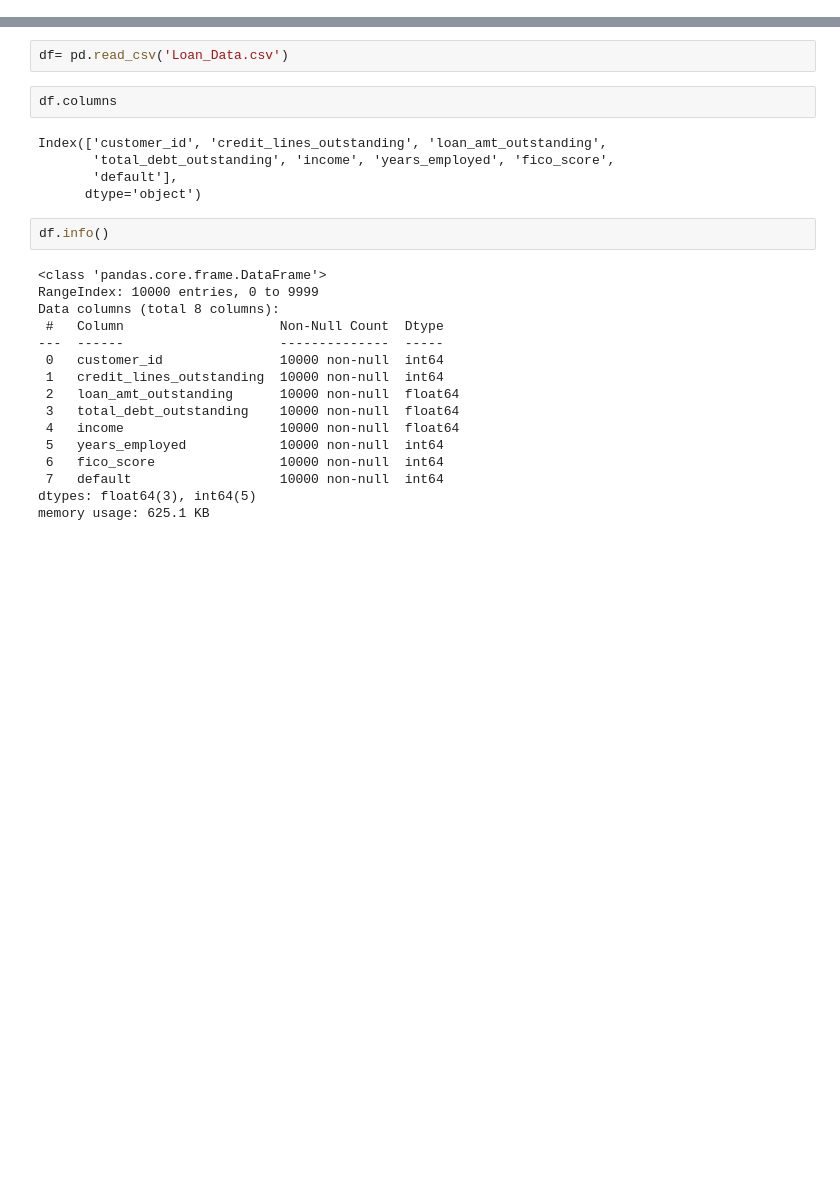
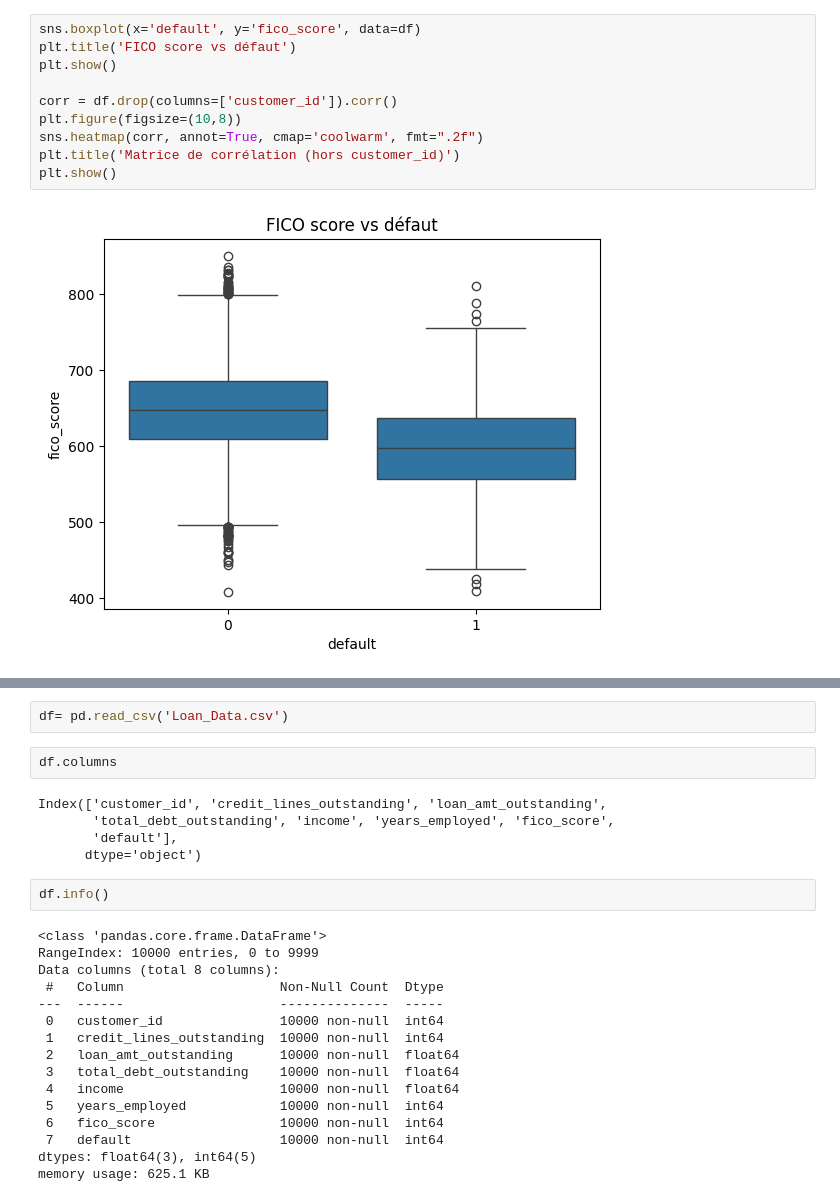
Before and after one commit to mimimonna/MLOps, a Jupyter notebook: Projet.ipynb, the cells around one changed output, grey strips where cells are left out. Saved outputs shown, nothing was run; the diff lists cells and outputs as text; blank space fills up the shorter version.

```diff
--- a/Projet.ipynb
+++ b/Projet.ipynb
@@ -39,0 +88,12 @@ pd.read_csv('Loan_Data.csv')
+# %%
+sns.boxplot(x='default', y='fico_score', data=df)
+plt.title('FICO score vs défaut')
+plt.show()
+
+corr = df.drop(columns=['customer_id']).corr()
+plt.figure(figsize=(10,8))
+sns.heatmap(corr, annot=True, cmap='coolwarm', fmt=".2f")
+plt.title('Matrice de corrélation (hors customer_id)')
+plt.show()
+# %% [output]
+[figure, added]
```
Also changed, not shown: parts of 14 cells of this notebook.
